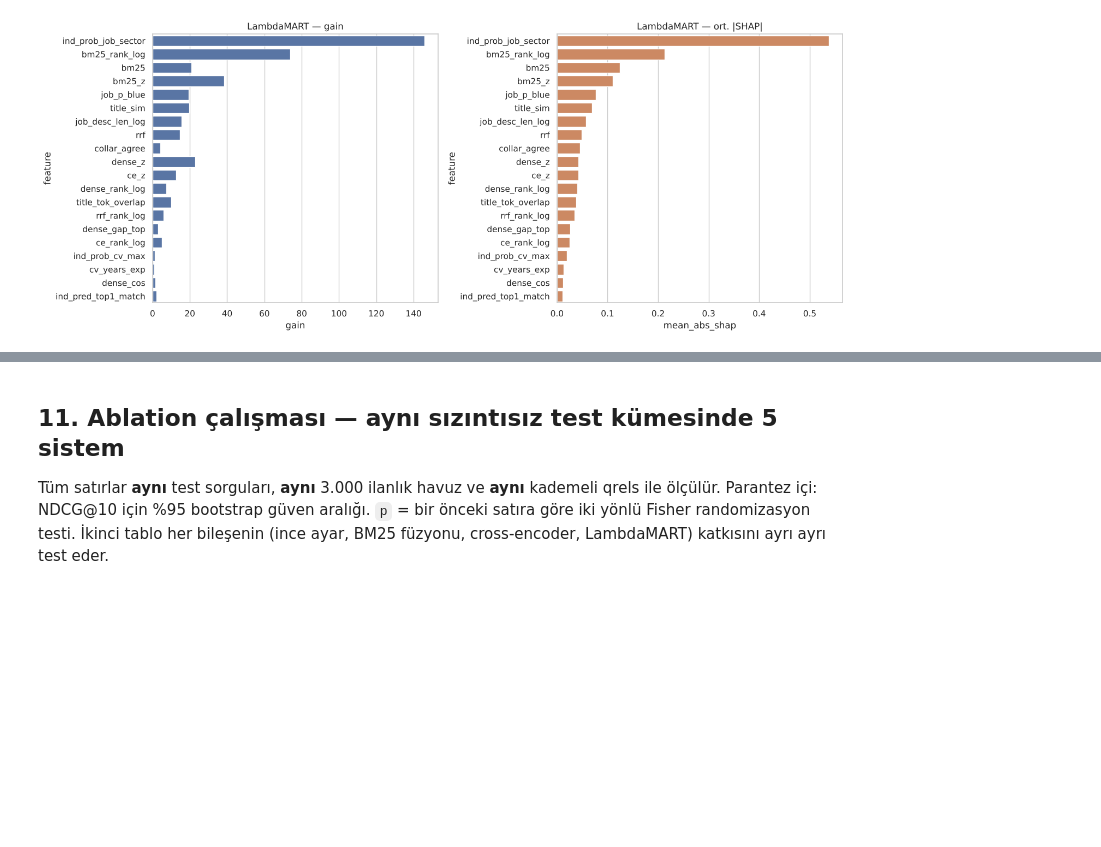
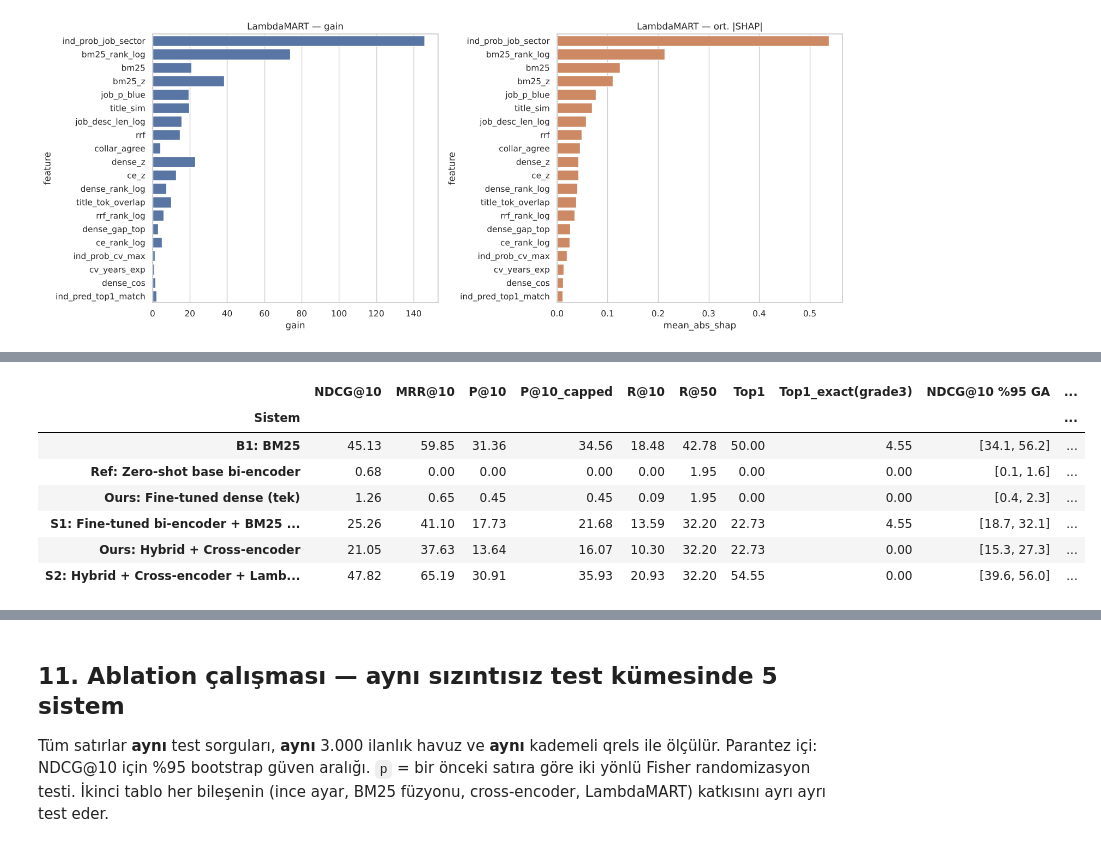
Before and after one commit to Verm1lion/umidovski, a Jupyter notebook: reports/dry_run_executed_notebook.ipynb, the cells around one changed output, grey strips where cells are left out. Saved outputs shown, nothing was run; the diff lists cells and outputs as text; code cells hidden in the pictures; blank space fills up the shorter version.

```diff
--- a/reports/dry_run_executed_notebook.ipynb
+++ b/reports/dry_run_executed_notebook.ipynb
@@ -949,11 +1002,15 @@ iyileştirmek hedefe götürmez; önce Aşama 1 / `N_CANDIDATES`. Test tavanı y
 # %%
-def cand_ceiling(ids, cand):
+def cand_ceiling(ids, cand, cols=None):
     orc = {int(q): sorted(map(int, cand[i]), key=lambda j: -grade(q, j)) for i, q in enumerate(ids)}
-    res = core.evaluate_rankings(orc, qrels_for(list(orc)), k=10, rel_threshold=CFG["REL_THRESHOLD"])
+    res = core.evaluate_rankings(orc, qrels_for(list(orc), cols), k=10, rel_threshold=CFG["REL_THRESHOLD"])
     return fmt(res["summary"])
-DIAG = {"aday_tavani_val": cand_ceiling(VAL_IDS, CAND["val"]), "aday_tavani_test(yalniz_rapor)": cand_ceiling(TEST_IDS, CAND["test"]),
+_fv = HYB["val"][0].copy(); _fv[:, COLD] = -np.inf          # karar sinyali: cold ilanlar ne adayda ne qrels'te
+DIAG = {"aday_tavani_val(WARM)": cand_ceiling(VAL_IDS, core.topk_indices(_fv, CFG["N_CANDIDATES"]), WARM_COLS),
+        "aday_tavani_test(tam_havuz,yalniz_rapor)": cand_ceiling(TEST_IDS, CAND["test"]),
         "n_candidates": CFG["N_CANDIDATES"]}
-print(f"Aday kümesi tavanı (val, ilk {CFG['N_CANDIDATES']} hibrit aday, kâhin sıralama):", DIAG["aday_tavani_val"])
+print(f"Aday kümesi tavanı (VAL, WARM havuz, ilk {CFG['N_CANDIDATES']} hibrit aday, kâhin sıralama):", DIAG["aday_tavani_val(WARM)"])
+print("  Karşılaştırma için BM25 ilk-50 aday tavanı: val tam havuz 83,15 / test tam havuz 86,95 (reports/metric_ceilings.json);"
+      " val tavanları test tavanlarından birkaç puan düşük çıkar — kararı val'i val ile kıyaslayarak ver.")
 try:
     def over(tok, texts, limit, pairs=False):
         if pairs:
@@ -972,8 +1029,8 @@ try:
     print("Belirteç uzunlukları (> sınır oranı, medyan, p90):", {k: v for k, v in DIAG.items() if k.startswith("kirpilma")})
 except Exception as e:
     print("Kırpılma ölçümü atlandı:", e)
-if DEVICE == "cuda":
-    DIAG["gpu_tepe_bellek_GB_simdiye_kadar"] = round(torch.cuda.max_memory_allocated() / 1e9, 2)
-    print("GPU tepe bellek (şimdiye kadar):", DIAG["gpu_tepe_bellek_GB_simdiye_kadar"], "GB")
+if CELL_LOG:
+    print("Şimdiye kadarki en uzun hücreler (sn, GPU tepe GB):",
+          [(c["hucre_ilk_satir"][:40], c["sn"], c["gpu_tepe_GB"]) for c in sorted(CELL_LOG, key=lambda c: -c["sn"])[:5]])
 # %% [output]
 [transformers] Token indices sequence length is longer than the specified maximum sequence length for this model (270 > 256). Running this sequence through the model will result in indexing errors
@@ -1106,0 +1173,61 @@ Aşama 2 (Ours, tam boru hattı): {'NDCG@10': 58.17, 'MRR@10': 75.51, 'P@10': 50
+# %%
+def warm_ranked(Smat, qids, k=100):
+    S_ = Smat.copy(); S_[:, COLD] = -np.inf
+    top = core.topk_indices(S_, k)
+    return {int(q): [int(j) for j in top[i] if not COLD[j]] for i, q in enumerate(qids)}
+
+def val_res(ranked, name):
+    res = core.evaluate_rankings(ranked, qrels_for(list(ranked), WARM_COLS), k=10, rel_threshold=CFG["REL_THRESHOLD"])
+    EVAL_LOG.append({"ad": name, "bölüm": "val", "sorgu": len(ranked), "alt_korpus": True})
+    return res
+
+hyb_val_warm = warm_ranked(HYB["val"][0], VAL_IDS)
+ce_val = {q: [j for j in lst if not COLD[j]] for q, lst in rerank_lists(VAL_IDS, CAND["val"], CE_S["val"], HYB["val"][0]).items()}
+oof = {}
+for tr_i, va_i in GroupKFold(n_splits=CFG["LTR_FOLDS"]).split(ltr_tr, groups=ltr_tr.qid):
+    a_ = ltr_tr.iloc[tr_i].sort_values("qid", kind="stable")
+    m_ = lgb.LGBMRanker(objective="lambdarank", metric="ndcg", eval_at=[10], n_estimators=max(10, n_est), subsample_freq=1,
+                        random_state=CFG["SEED"], verbose=-1, **LTR_BEST)
+    m_.fit(a_[FEATS], a_.grade, group=groups_of(a_))
+    b_ = ltr_tr.iloc[va_i].copy(); b_["s"] = m_.predict(b_[FEATS].to_numpy(np.float32))
+    for q, g in b_.groupby("qid", sort=False):
+        head = g.sort_values("s", ascending=False).job_idx.astype(int).tolist(); hs = set(head)
+        oof[int(q)] = (head + [j for j in hyb_val_warm[int(q)] if j not in hs])[:100]
+for q in VAL_IDS:                                  # tüm adayları cold olan sorgu kalırsa hibrit sırası
+    oof.setdefault(int(q), hyb_val_warm[int(q)])
+VAL_SYSTEMS = {
+    "B1: BM25": warm_ranked(S_BM25["val"], VAL_IDS),
+    "Ref: Zero-shot base bi-encoder": warm_ranked(E_base_val @ E_base_jobs.T, VAL_IDS) if "E_base_val" in globals() else None,
+    "Ours: Fine-tuned dense (tek)": warm_ranked(S_DENSE["val"], VAL_IDS),
+    "S1: Fine-tuned bi-encoder + BM25 (RRF)": hyb_val_warm,
+    "Ours: Hybrid + Cross-encoder": ce_val,
+    "S2: Hybrid + Cross-encoder + LambdaMART (kat dışı)": oof,
+}
+VAL_RES = {n: val_res(r, n) for n, r in VAL_SYSTEMS.items() if r is not None}
+vrows = []
+for n, r in VAL_RES.items():
+    lo, hi = core.bootstrap_ci(r["per_query"]["NDCG@10"].to_numpy(), seed=CFG["SEED"])
+    vrows.append({"Sistem": n, **fmt(r["summary"]), "NDCG@10 %95 GA": f"[{100*lo:.1f}, {100*hi:.1f}]", "sorgu": r["summary"]["n_queries"]})
+VAL_TBL = pd.DataFrame(vrows).set_index("Sistem")
+VAL_PAIRS = {"İnce ayar (val)": ("Ours: Fine-tuned dense (tek)", "Ref: Zero-shot base bi-encoder"),
+             "BM25 füzyonu (val)": ("S1: Fine-tuned bi-encoder + BM25 (RRF)", "Ours: Fine-tuned dense (tek)"),
+             "Cross-encoder (val)": ("Ours: Hybrid + Cross-encoder", "S1: Fine-tuned bi-encoder + BM25 (RRF)"),
+             "LambdaMART (val, kat dışı)": ("S2: Hybrid + Cross-encoder + LambdaMART (kat dışı)", "Ours: Hybrid + Cross-encoder")}
+vcomp = []
+for lab, (a_n, b_n) in VAL_PAIRS.items():
+    if a_n not in VAL_RES or b_n not in VAL_RES: continue
+    pa, pb = VAL_RES[a_n]["per_query"].set_index("qid"), VAL_RES[b_n]["per_query"].set_index("qid")
+    cm = pa.index.intersection(pb.index)
+    rec = {"Karşılaştırma": lab, "sorgu": len(cm)}
+    for met in ("NDCG@10", "Top1"):
+        rec[f"Δ{met} (puan)"] = round(100 * float((pa.loc[cm, met] - pb.loc[cm, met]).mean()), 2)
+        rec[f"p ({met})"] = core.paired_randomization_test(pa.loc[cm, met], pb.loc[cm, met], n_perm=2000 if DRY_RUN else 10000,
+                                                          seed=CFG["SEED"])
+    vcomp.append(rec)
+VAL_COMP = pd.DataFrame(vcomp).set_index("Karşılaştırma") if vcomp else pd.DataFrame()
+print("VAL (WARM havuz) — karar sinyali; test tablosu (§11) yalnız kayıt içindir:")
+display(VAL_TBL); display(VAL_COMP)
+VAL_TBL.to_csv(os.path.join(CFG["OUT_DIR"], "val_pipeline.csv")); VAL_COMP.to_csv(os.path.join(CFG["OUT_DIR"], "val_component_tests.csv"))
+pd.concat([r["per_query"].assign(sistem=n) for n, r in VAL_RES.items()], ignore_index=True).to_csv(
+    os.path.join(CFG["OUT_DIR"], "per_query_val.csv"), index=False)
+# %% [output]
@@ -1106,0 +1235,8 @@ Aşama 2 (Ours, tam boru hattı): {'NDCG@10': 58.17, 'MRR@10': 75.51, 'P@10': 50
+|  | NDCG@10 | MRR@10 | P@10 | P@10_capped | R@10 | R@50 | Top1 | Top1_exact(grade3) | NDCG@10 %95 GA | ... |
+| Sistem |  |  |  |  |  |  |  |  |  | ... |
+| B1: BM25 | 45.13 | 59.85 | 31.36 | 34.56 | 18.48 | 42.78 | 50.00 | 4.55 | [34.1, 56.2] | ... |
+| Ref: Zero-shot base bi-encoder | 0.68 | 0.00 | 0.00 | 0.00 | 0.00 | 1.95 | 0.00 | 0.00 | [0.1, 1.6] | ... |
+| Ours: Fine-tuned dense (tek) | 1.26 | 0.65 | 0.45 | 0.45 | 0.09 | 1.95 | 0.00 | 0.00 | [0.4, 2.3] | ... |
+| S1: Fine-tuned bi-encoder + BM25 ... | 25.26 | 41.10 | 17.73 | 21.68 | 13.59 | 32.20 | 22.73 | 4.55 | [18.7, 32.1] | ... |
+| Ours: Hybrid + Cross-encoder | 21.05 | 37.63 | 13.64 | 16.07 | 10.30 | 32.20 | 22.73 | 0.00 | [15.3, 27.3] | ... |
+| S2: Hybrid + Cross-encoder + Lamb... | 47.82 | 65.19 | 30.91 | 35.93 | 20.93 | 32.20 | 54.55 | 0.00 | [39.6, 56.0] | ... |
```
Also changed, not shown: parts of 13 cells of this notebook, 8 other files.
